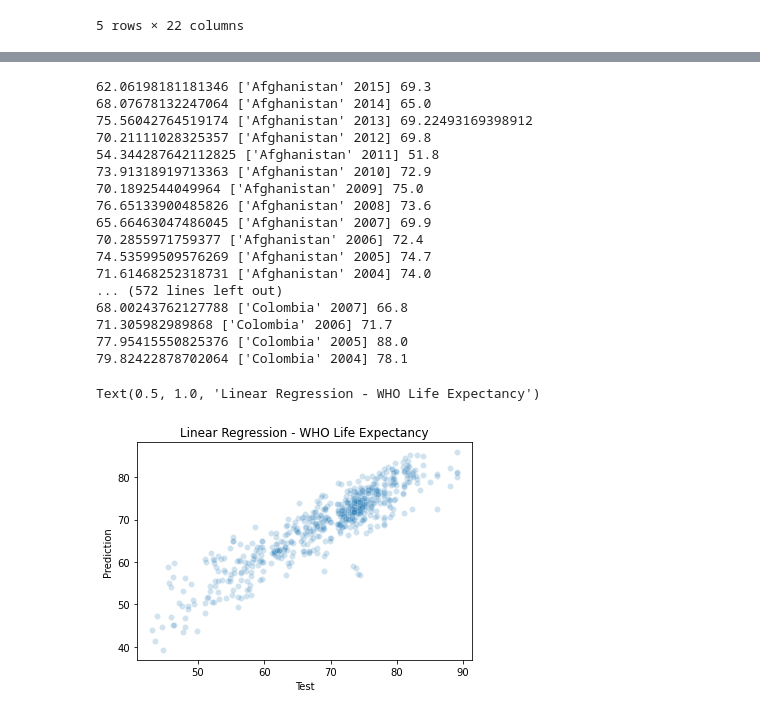
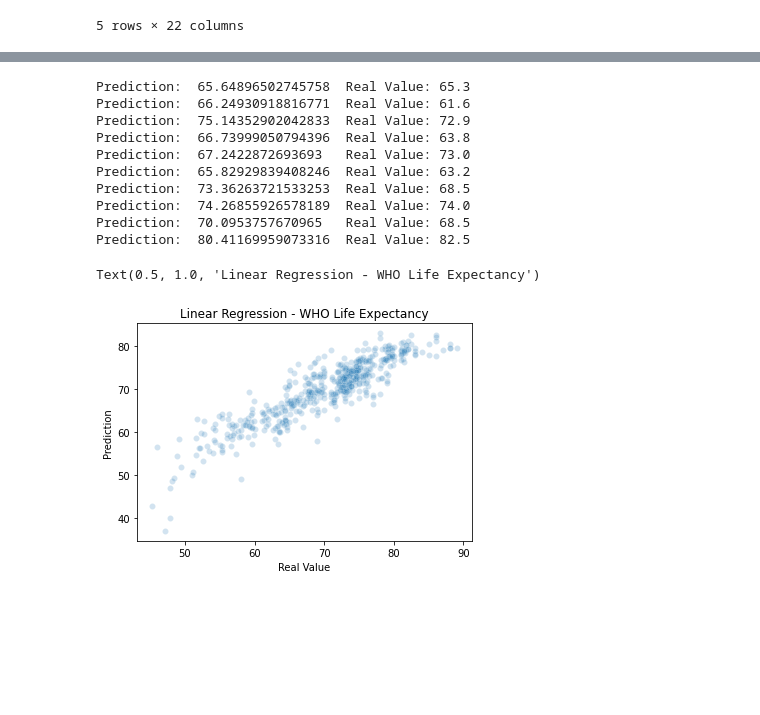
Before and after one commit to ozbeko/Linear_Regression, a Jupyter notebook: LinearRegression_LifeExpectancy.ipynb, the cells around one changed output, grey strips where cells are left out. Cells and saved outputs as stored; diff of their text form; code cells hidden in the pictures; blank space fills up the shorter version.

```diff
--- a/LinearRegression_LifeExpectancy.ipynb
+++ b/LinearRegression_LifeExpectancy.ipynb
@@ -56,0 +168,3 @@ data = data.iloc[:, :].values
+# %%
+data_new = data.dropna(axis=0) #All samples that contains any nan value
+data_new.info()
@@ -82,0 +203,12 @@ print(x_test.shape, y_test.shape)
+# %%
+# We will use 'Status', 'BMI', 'Schooling', 'Income composition of resources', 'Diphtheria', 'Polio', 'Adult Mortality'
+# 'HIV/AIDS', 'thinness  1-19 years' and 'thinness  5-19 years' since their high correlation scores
+
+y = data_new['Life expectancy ']
+x = data_new[['Status', ' BMI ', 'Schooling', 'Income composition of resources', 'Diphtheria ', 'Polio', 'Adult Mortality',
+            ' HIV/AIDS', ' thinness 5-9 years', ' thinness  1-19 years']]
+# %%
+from sklearn.model_selection import train_test_split
+
+x_train, x_test, y_train, y_test = train_test_split(x, y, test_size=0.3)
+print('Xtrain Shape:', x_train.shape, '\nXtest Shape:', x_test.shape, '\nYtrain Shape:' ,y_train.shape, '\nYtest Shape:', y_test.shape)
@@ -83,5 +220,7 @@ print(x_test.shape, y_test.shape)
 # %%
-model = linear_model.LinearRegression()
+from sklearn.linear_model import LinearRegression
+
+model = LinearRegression()
 model.fit(x_train, y_train)
 y_predict = model.predict(x_test)
 # %%
@@ -107,29 +241,22 @@ R2E: 0.83
 # %%
-for i in range(len(y_predict)):
-    print(y_predict[i], data[i,0:2], y_test[i])
+for i in range(10):
+    print('Prediction: ', y_predict[i], '\tReal Value:', y_test.values[i])
 # %% [output]
-62.06198181181346 ['Afghanistan' 2015] 69.3
-68.07678132247064 ['Afghanistan' 2014] 65.0
-75.56042764519174 ['Afghanistan' 2013] 69.22493169398912
-70.21111028325357 ['Afghanistan' 2012] 69.8
-54.344287642112825 ['Afghanistan' 2011] 51.8
-73.91318919713363 ['Afghanistan' 2010] 72.9
-70.1892544049964 ['Afghanistan' 2009] 75.0
-76.65133900485826 ['Afghanistan' 2008] 73.6
-65.66463047486045 ['Afghanistan' 2007] 69.9
-70.2855971759377 ['Afghanistan' 2006] 72.4
-74.53599509576269 ['Afghanistan' 2005] 74.7
-71.61468252318731 ['Afghanistan' 2004] 74.0
-... (572 lines left out)
-68.00243762127788 ['Colombia' 2007] 66.8
-71.305982989868 ['Colombia' 2006] 71.7
-77.95415550825376 ['Colombia' 2005] 88.0
-79.82422878702064 ['Colombia' 2004] 78.1
+Prediction:  65.64896502745758  Real Value: 65.3
+Prediction:  66.24930918816771  Real Value: 61.6
+Prediction:  75.14352902042833  Real Value: 72.9
+Prediction:  66.73999050794396  Real Value: 63.8
+Prediction:  67.2422872693693   Real Value: 73.0
+Prediction:  65.82929839408246  Real Value: 63.2
+Prediction:  73.36263721533253  Real Value: 68.5
+Prediction:  74.26855926578189  Real Value: 74.0
+Prediction:  70.0953757670965   Real Value: 68.5
+Prediction:  80.41169959073316  Real Value: 82.5
 # %%
-sns.scatterplot(y_test, y_predict, alpha = 0.2)
-plt.xlabel("Test")
+sns.scatterplot(x=y_test, y=y_predict, alpha = 0.2)
+plt.xlabel("Real Value")
 plt.ylabel("Prediction")
 plt.title("Linear Regression - WHO Life Expectancy")
 # %% [output]
 Text(0.5, 1.0, 'Linear Regression - WHO Life Expectancy')
-[figure, old version]
+[figure, new version]
```
Also changed, not shown: parts of 21 cells of this notebook.
